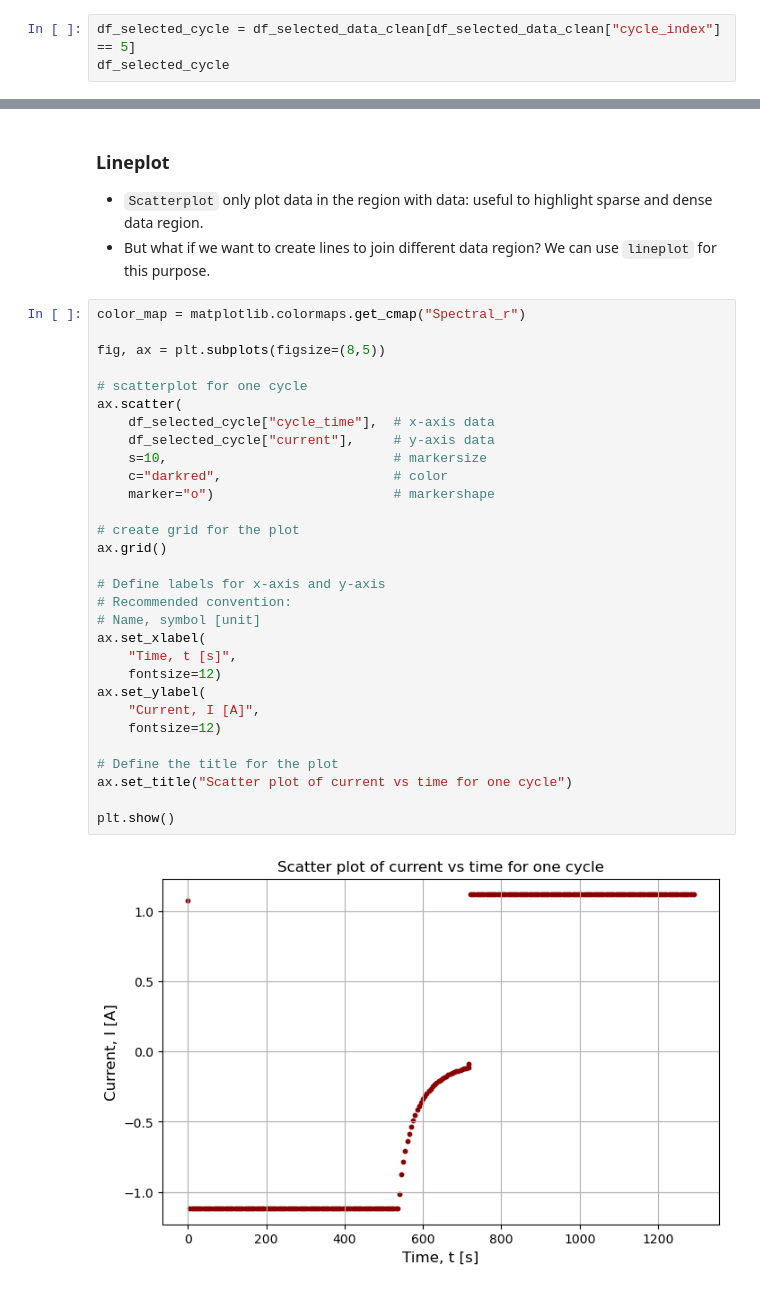
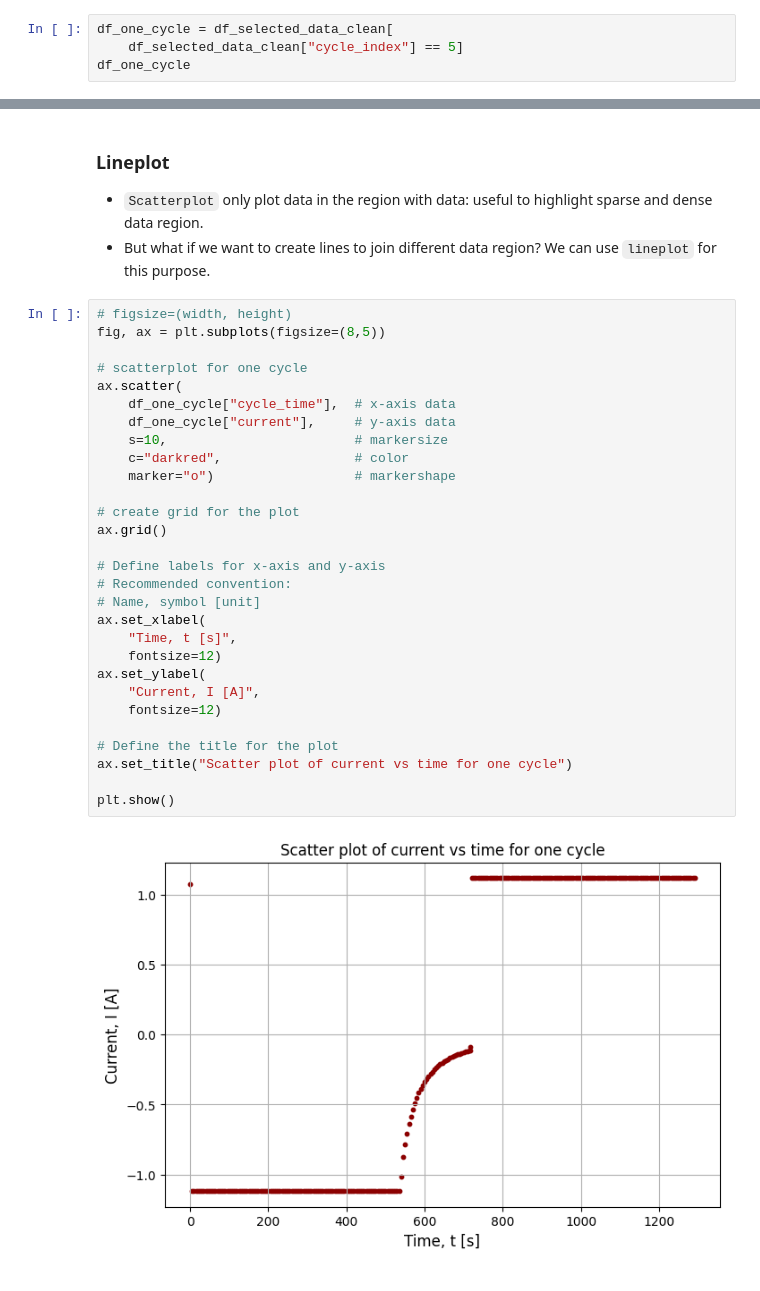
Before and after one commit to meichinpang/python_workshop, a Jupyter notebook: battery_data_analytics_with_python.ipynb, the cells around one changed output, grey strips where cells are left out. Saved outputs shown, nothing was run; the diff lists cells and outputs as text.

Commit message:
Add new plots to the tutorial

```diff
--- a/battery_data_analytics_with_python.ipynb
+++ b/battery_data_analytics_with_python.ipynb
@@ -314,8 +357,9 @@ Let's improve our cluttered plot to visualize only one cycle instead of multiple
 
 We can filter the dataset to select only specific cycle. We can find out the cycle number from our ``unique_cycle_count`` variable.
 # %%
-df_selected_cycle = df_selected_data_clean[df_selected_data_clean["cycle_index"] == 5]
-df_selected_cycle
+df_one_cycle = df_selected_data_clean[
+    df_selected_data_clean["cycle_index"] == 5]
+df_one_cycle
 # %% [output]
 |  | time | current | power | capacity | specific_capacity | voltage | cycle_time | cycle_index |
 | 970 | 6411.47 | 1.075927 | 3.230154 | 0.000003 | 0.001388 | 3.002205 | 0.01 | 5.0 |
@@ -366,35 +411,34 @@ plt.show()
 * ``Scatterplot`` only plot data in the region with data: useful to highlight sparse and dense data region.
 * But what if we want to create lines to join different data region? We can use ``lineplot`` for this purpose.
 # %%
-color_map = matplotlib.colormaps.get_cmap("Spectral_r")
-
+# figsize=(width, height)
 fig, ax = plt.subplots(figsize=(8,5))
 
 # scatterplot for one cycle
 ax.scatter(
-    df_selected_cycle["cycle_time"],  # x-axis data
-    df_selected_cycle["current"],     # y-axis data
-    s=10,                             # markersize
-    c="darkred",                      # color
-    marker="o")                       # markershape
+    df_one_cycle["cycle_time"],  # x-axis data
+    df_one_cycle["current"],     # y-axis data
+    s=10,                        # markersize
+    c="darkred",                 # color
+    marker="o")                  # markershape
 
 # create grid for the plot
 ax.grid()
 
 # Define labels for x-axis and y-axis
 # Recommended convention:
 # Name, symbol [unit]
 ax.set_xlabel(
     "Time, t [s]",
     fontsize=12)
 ax.set_ylabel(
     "Current, I [A]",
     fontsize=12)
 
 # Define the title for the plot
 ax.set_title("Scatter plot of current vs time for one cycle")
 
 plt.show()
 # %% [output]
-[figure, old version]
+[figure, new version]
 # %%
```
Also changed, not shown: parts of 45 cells of this notebook.
